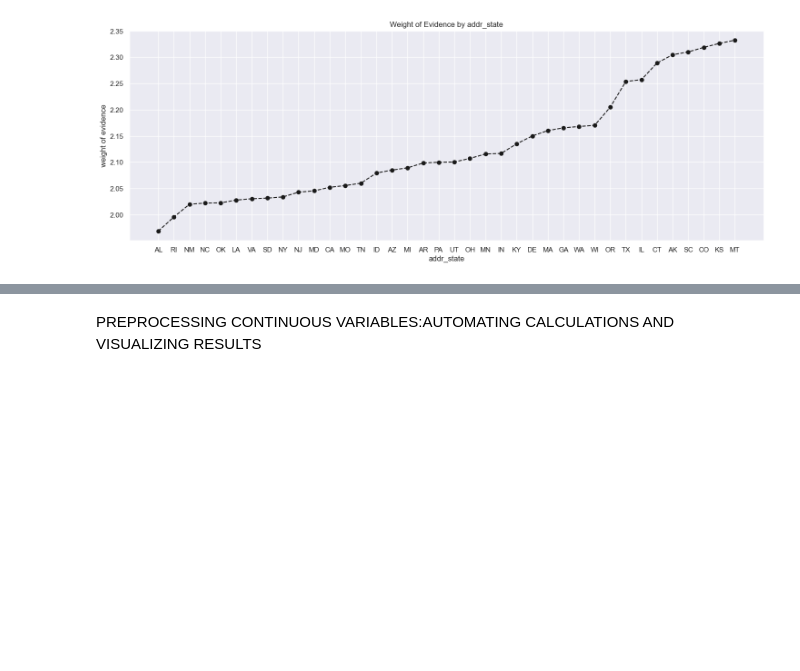
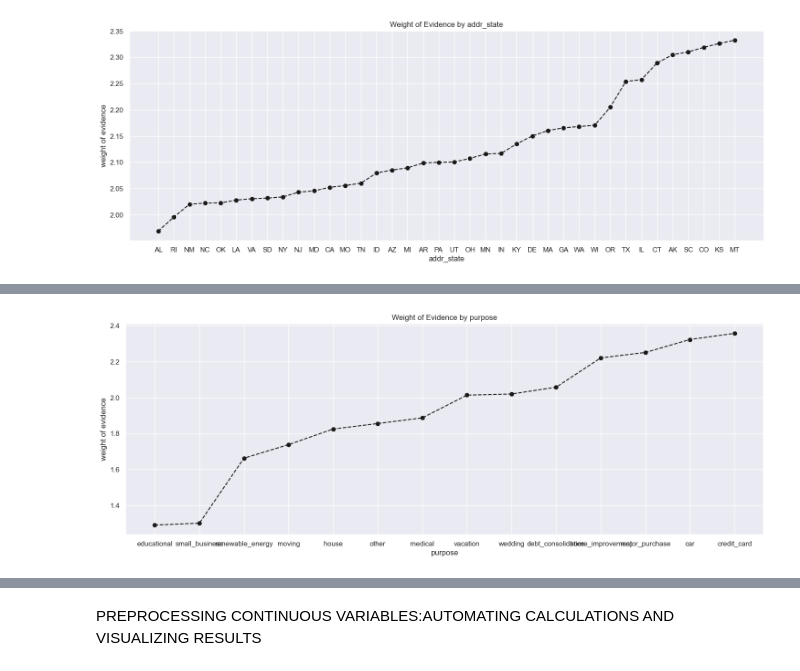
Before and after one commit to UpadhyayShweta/credit_risk_analysis, a Jupyter notebook: CreditRiskAnalysis_preprocessing_1.ipynb, the cells around one changed output, grey strips where cells are left out. Cells and saved outputs as stored; diff of their text form; code cells hidden in the pictures; blank space fills up the shorter version.

```diff
--- a/CreditRiskAnalysis_preprocessing_1.ipynb
+++ b/CreditRiskAnalysis_preprocessing_1.ipynb
@@ -895,2 +910,4 @@ df_inputs_prepr['addr_state:WV_NH_WY_DC_ME_ID']=sum([df_inputs_prepr['addr_state
 # %%
-#apply the woe_discrete on 'purpose'
+#apply the woe_discrete on 'purpose' column
+df_temp_purpose = woe_discrete(X_train, 'purpose', y_train)
+df_temp_purpose.head(10)
@@ -897,3 +926,6 @@ df_inputs_prepr['addr_state:WV_NH_WY_DC_ME_ID']=sum([df_inputs_prepr['addr_state
 # %%
 #plot the woe plot
+plot_by_woe(df_temp_purpose)
+# %% [output]
+[figure, added]
 # %%
```
Also changed, not shown: parts of 84 cells of this notebook.
